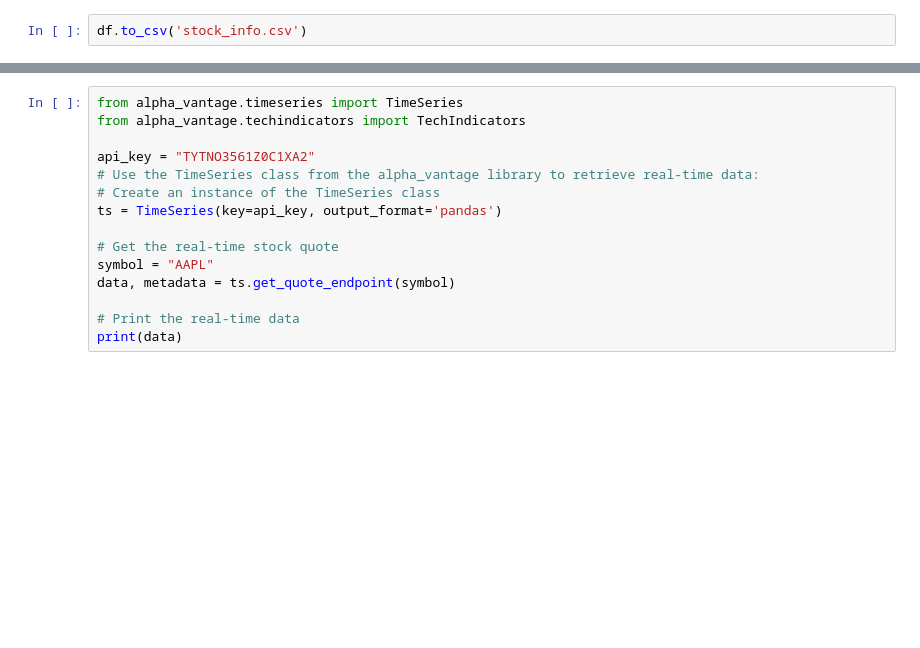
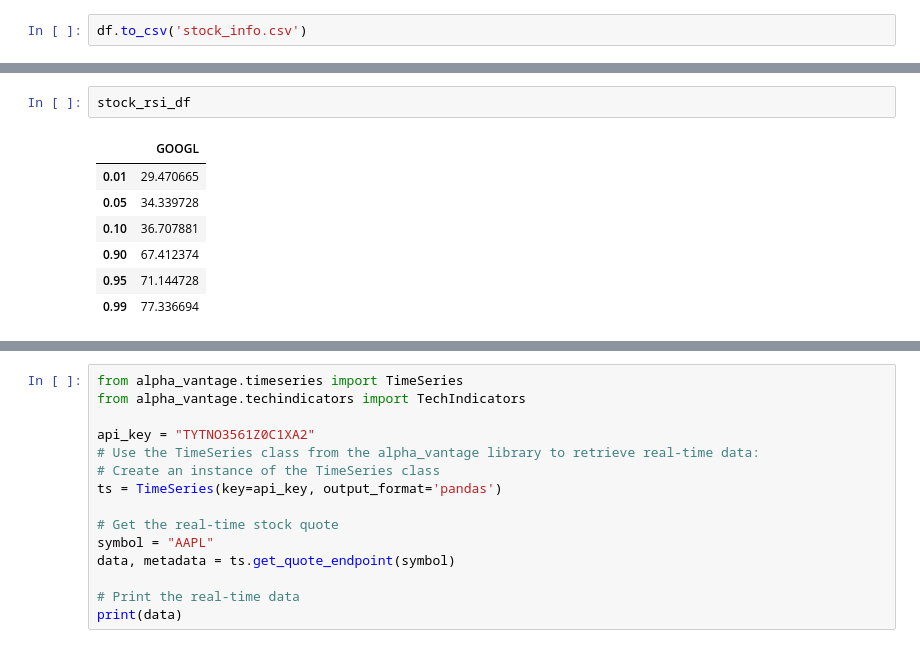
Before and after one commit to raghuchilukamari/trading-bot, a Jupyter notebook: screener.ipynb, the cells around one changed output, grey strips where cells are left out. Drawn from its saved outputs; the diff is of its cells as text; blank space fills up the shorter version.

```diff
--- a/screener.ipynb
+++ b/screener.ipynb
@@ -164,0 +339,10 @@ for stock in tickers:
+# %%
+stock_rsi_df
+# %% [output]
+|  | GOOGL |
+| 0.01 | 29.470665 |
+| 0.05 | 34.339728 |
+| 0.10 | 36.707881 |
+| 0.90 | 67.412374 |
+| 0.95 | 71.144728 |
+| 0.99 | 77.336694 |
```
Also changed, not shown: parts of 25 cells of this notebook, 16 other files.
